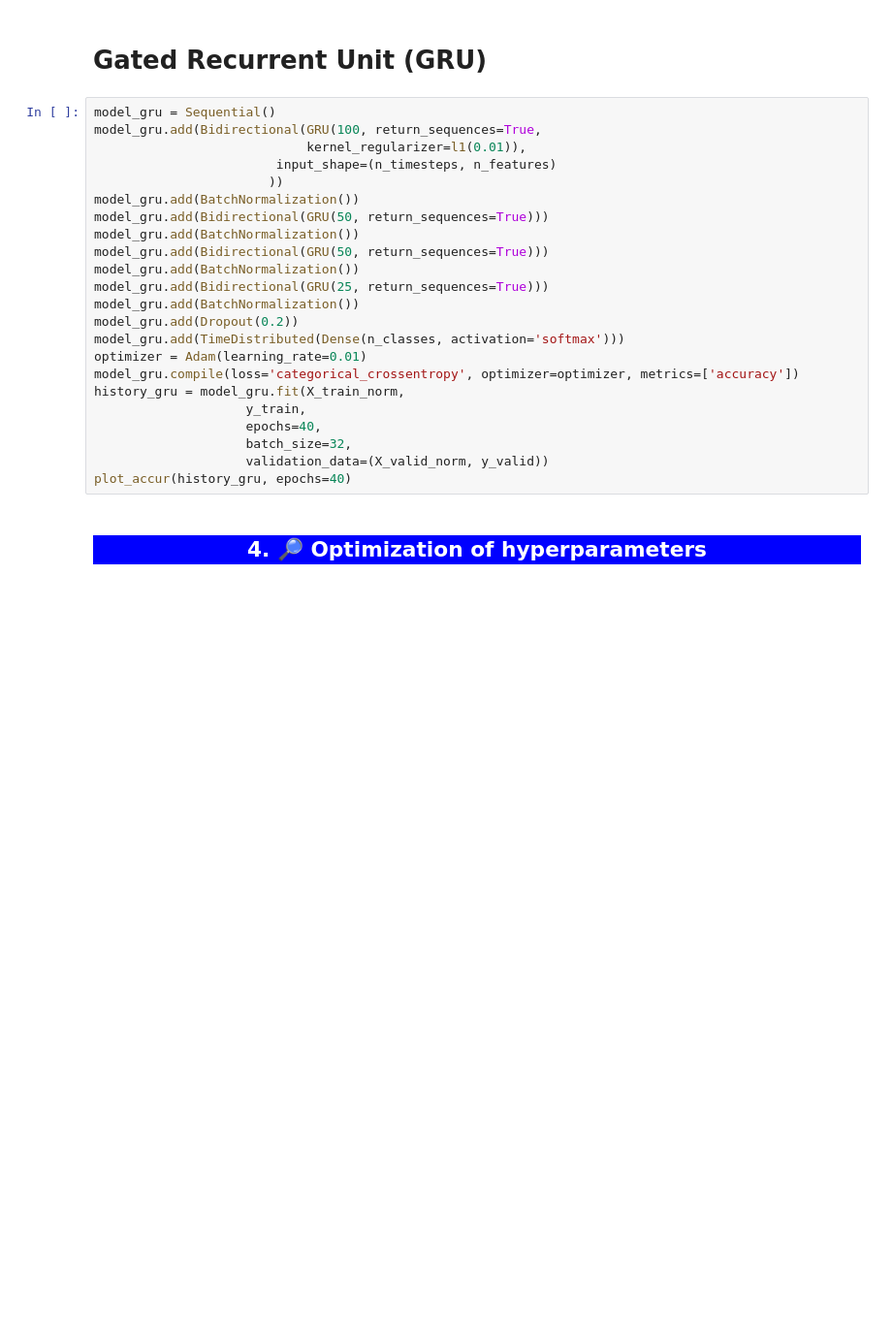
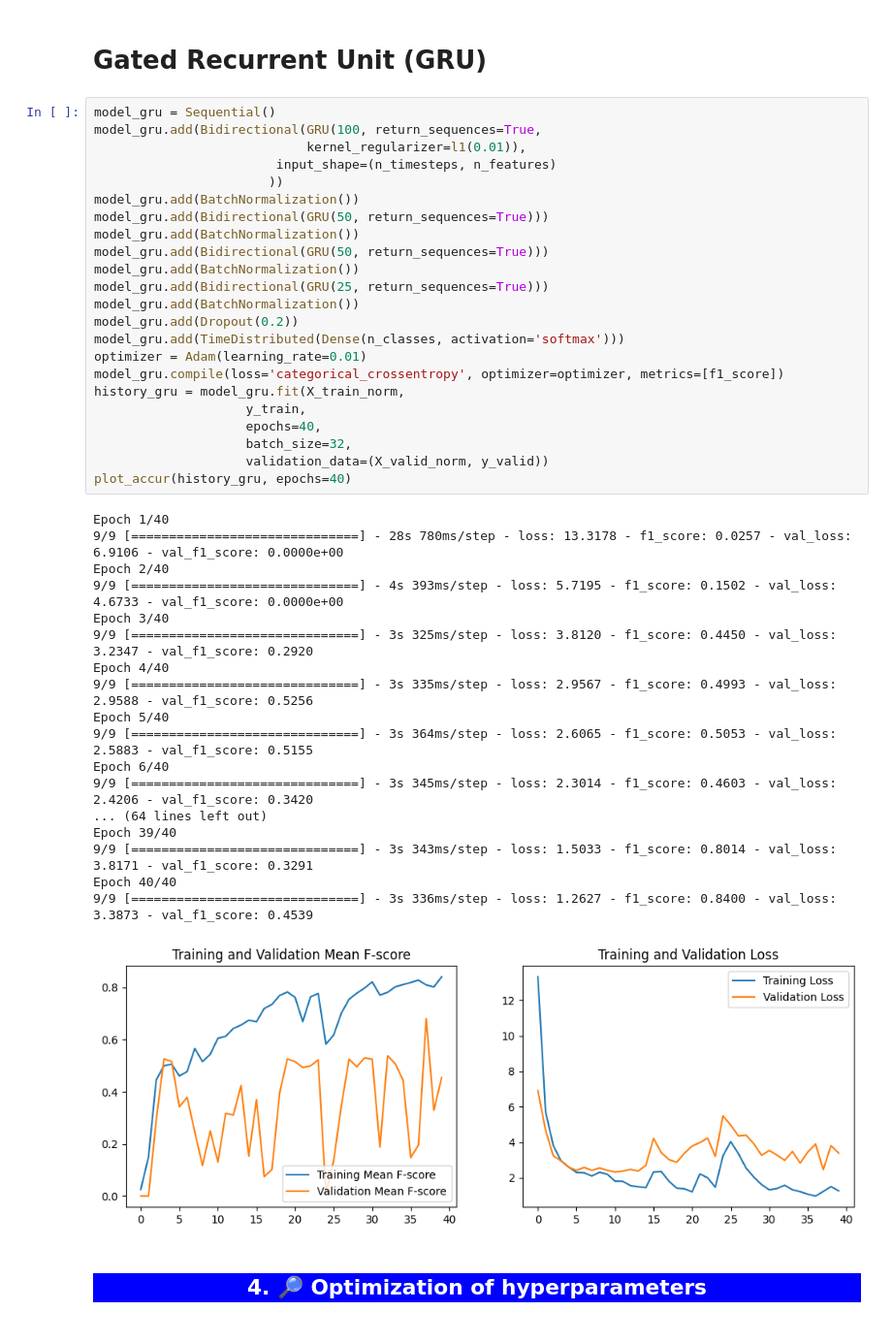
Before and after one commit to annamalkova8/Motorica-internship-task, a Jupyter notebook: motorica-internship-task.ipynb, the cells around one changed output. Shown: that part at 97% size. Saved outputs shown, nothing was run; the diff lists cells and outputs as text; blank space fills up the shorter version.

```diff
--- a/motorica-internship-task.ipynb
+++ b/motorica-internship-task.ipynb
@@ -353,26 +352,45 @@ Epoch 40/40
 # %%
 model_gru = Sequential()
 model_gru.add(Bidirectional(GRU(100, return_sequences=True,
                             kernel_regularizer=l1(0.01)),
                         input_shape=(n_timesteps, n_features)
                        ))
 model_gru.add(BatchNormalization())
 model_gru.add(Bidirectional(GRU(50, return_sequences=True)))
 model_gru.add(BatchNormalization())
 model_gru.add(Bidirectional(GRU(50, return_sequences=True)))
 model_gru.add(BatchNormalization())
 model_gru.add(Bidirectional(GRU(25, return_sequences=True)))
 model_gru.add(BatchNormalization())
 model_gru.add(Dropout(0.2))
 model_gru.add(TimeDistributed(Dense(n_classes, activation='softmax')))
 optimizer = Adam(learning_rate=0.01)
-model_gru.compile(loss='categorical_crossentropy', optimizer=optimizer, metrics=['accuracy'])
+model_gru.compile(loss='categorical_crossentropy', optimizer=optimizer, metrics=[f1_score])
 history_gru = model_gru.fit(X_train_norm,
                     y_train,
                     epochs=40,
                     batch_size=32,
                     validation_data=(X_valid_norm, y_valid))
 plot_accur(history_gru, epochs=40)
+# %% [output]
+Epoch 1/40
+9/9 [==============================] - 28s 780ms/step - loss: 13.3178 - f1_score: 0.0257 - val_loss: 6.9106 - val_f1_score: 0.0000e+00
+Epoch 2/40
+9/9 [==============================] - 4s 393ms/step - loss: 5.7195 - f1_score: 0.1502 - val_loss: 4.6733 - val_f1_score: 0.0000e+00
+Epoch 3/40
+9/9 [==============================] - 3s 325ms/step - loss: 3.8120 - f1_score: 0.4450 - val_loss: 3.2347 - val_f1_score: 0.2920
+Epoch 4/40
+9/9 [==============================] - 3s 335ms/step - loss: 2.9567 - f1_score: 0.4993 - val_loss: 2.9588 - val_f1_score: 0.5256
+Epoch 5/40
+9/9 [==============================] - 3s 364ms/step - loss: 2.6065 - f1_score: 0.5053 - val_loss: 2.5883 - val_f1_score: 0.5155
+Epoch 6/40
+9/9 [==============================] - 3s 345ms/step - loss: 2.3014 - f1_score: 0.4603 - val_loss: 2.4206 - val_f1_score: 0.3420
+... (64 lines left out)
+Epoch 39/40
+9/9 [==============================] - 3s 343ms/step - loss: 1.5033 - f1_score: 0.8014 - val_loss: 3.8171 - val_f1_score: 0.3291
+Epoch 40/40
+9/9 [==============================] - 3s 336ms/step - loss: 1.2627 - f1_score: 0.8400 - val_loss: 3.3873 - val_f1_score: 0.4539
+[figure, added]
 # %% [markdown]
 <a id="4"></a>
 <h2 style='background:blue; border:0; color:white'><center>4. 🔎 Optimization of hyperparameters </center><h2>
```
Also changed, not shown: parts of 5 cells of this notebook.
